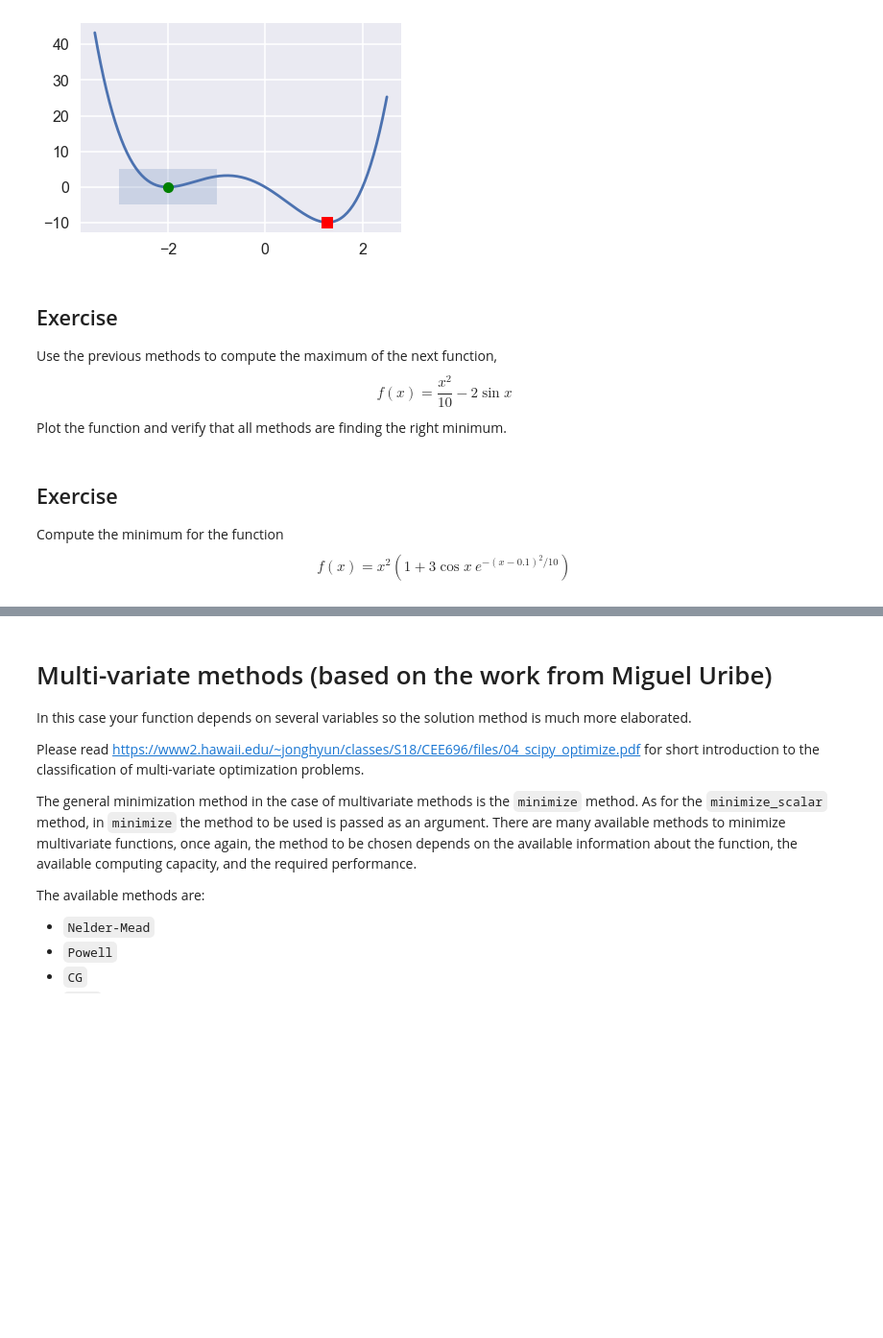
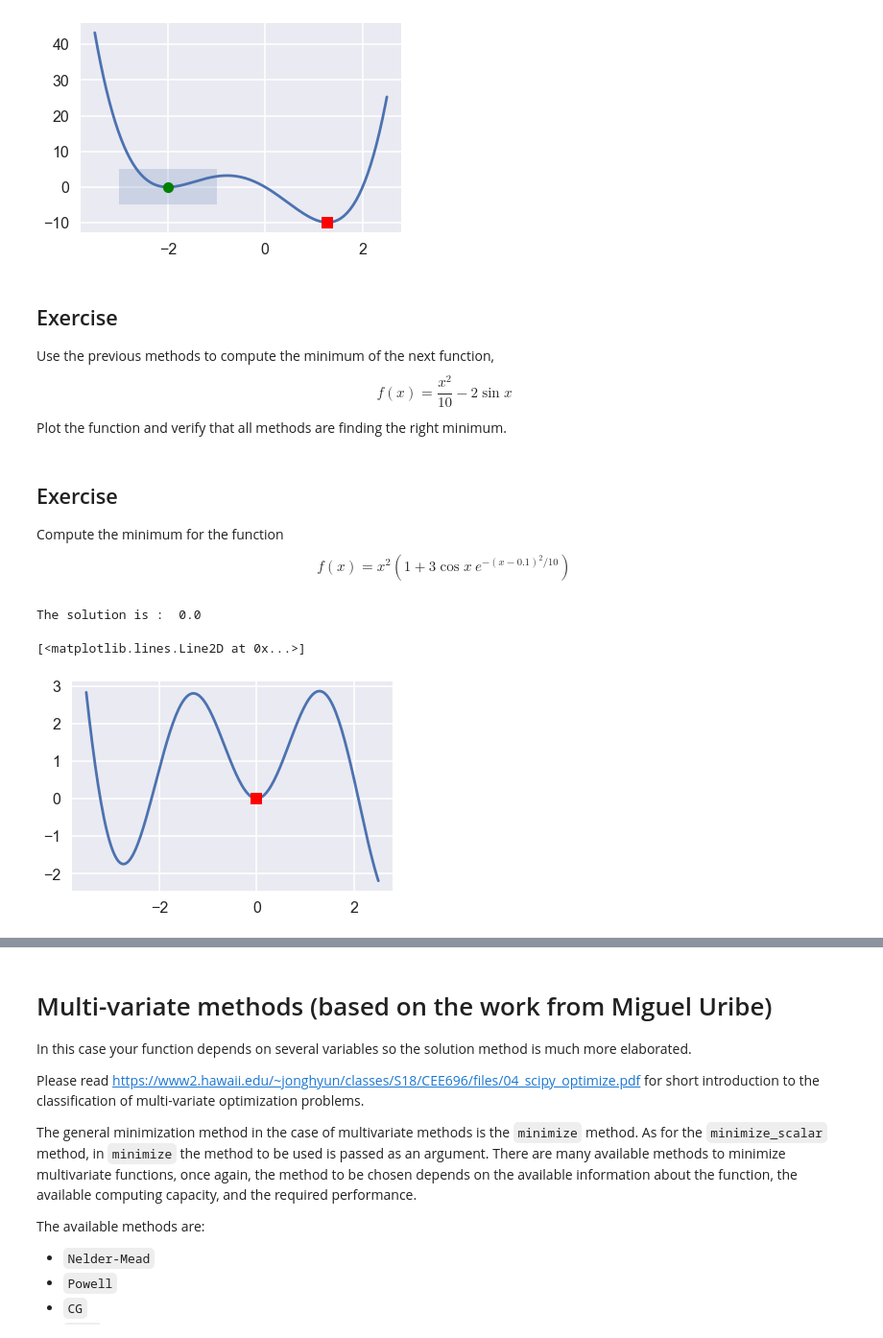
Before and after one commit to iluvatar1/ModelingToolsEngineering, a Jupyter notebook: 07-Optimization/07-Introduction-Optimization.ipynb, the cells around one changed output, grey strips where cells are left out. Shown at 96% size. Cells and saved outputs as stored; diff of their text form; code cells hidden in the pictures; blank space fills up the shorter version.

```diff
--- a/07-Optimization/07-Introduction-Optimization.ipynb
+++ b/07-Optimization/07-Introduction-Optimization.ipynb
@@ -88,7 +89,7 @@ ax.add_patch(plt.Rectangle((-3, -5), 2, 10, alpha=0.2, fill=True))
 [figure]
 # %% [markdown]
 ## Exercise
-Use the previous methods to compute the maximum of the next function,
+Use the previous methods to compute the minimum of the next function,
 \begin{equation}
 f(x) = \frac{x^2}{10} - 2\sin x
 \end{equation}
@@ -99,6 +100,36 @@ Compute the minimum for the function
 \begin{equation}
 f(x) = x^2(1+3\cos x\  e^{-(x-0.1)^2/10})
 \end{equation}
+# %%
+# function to minimize
+def f(x):
+    #return np.where(x <= 0, -x, (x - 2) * x * (x + 2)**2)
+    return x*x*(1 + 3*np.cos(x)*np.exp(-(x-0.1)**2/10))
+
+# import the function
+from scipy.optimize import minimize_scalar
+res = minimize_scalar(f)
+x1 = res.x
+print("The solution is : ", x1)
+
+%matplotlib inline
+# Let's plot the function
+import matplotlib.pyplot as plt
+import seaborn as sns
+sns.set(); sns.set_context('poster')
+import numpy as np
+
+x = np.linspace(-3.5, 2.5, 200)
+
+fig, ax = plt.subplots()
+ax.plot(x, f(x))
+ax.plot(x1, f(x1), 'rs')
+#ax.plot(x2, f(x2), 'go')
+#ax.add_patch(plt.Rectangle((-3, -5), 2, 10, alpha=0.2, fill=True))
+# %% [output]
+The solution is :  0.0
+[<matplotlib.lines.Line2D at 0x...>]
+[figure, added]
 # %% [markdown]
 ## Exercise (from Miguel Uribe)
 
```
Also changed, not shown: parts of 7 cells of this notebook, 1 other file.
